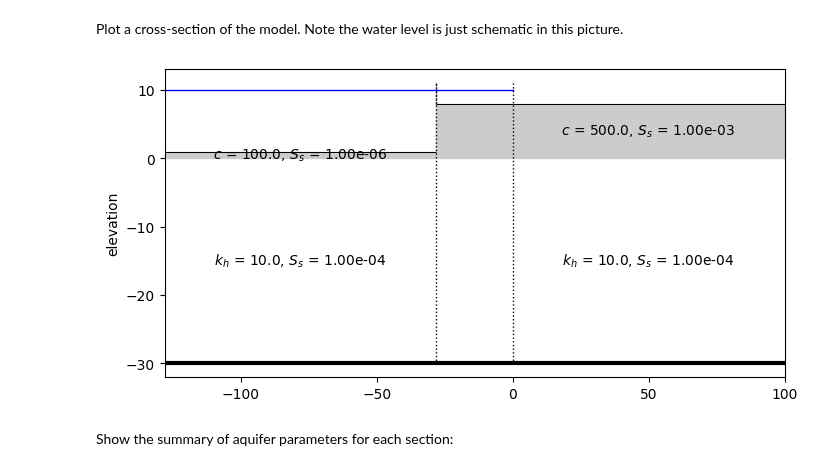
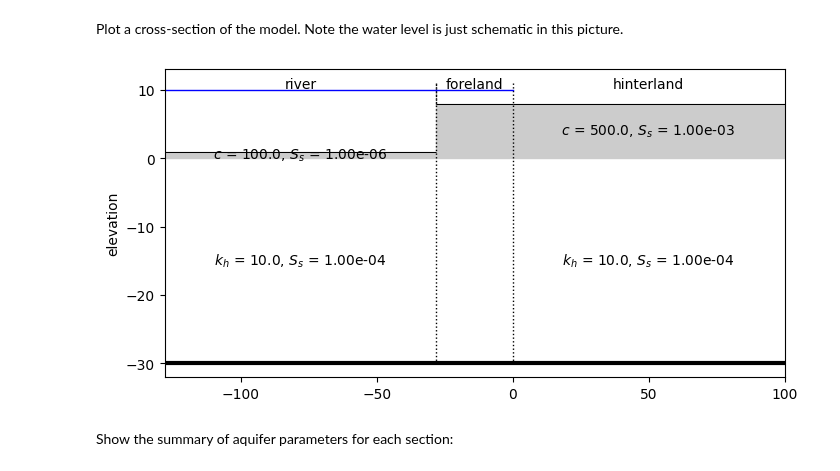
Before and after one commit to mbakker7/ttim, a Jupyter notebook: docs/03examples/watex_example.ipynb, the cells around one changed output. Saved outputs shown, nothing was run; the diff lists cells and outputs as text; code cells hidden in the pictures.

```diff
--- a/docs/03examples/watex_example.ipynb
+++ b/docs/03examples/watex_example.ipynb
@@ -118,7 +118,9 @@ plt.step(
     where="post",
     label="shift -1",
 )
-mid = (data.loc[:, "rivier"] + data.loc[:, "rivier"].shift(-1).values).divide(2)
+mid = (data_norm.loc[:, "rivier"] + data_norm.loc[:, "rivier"].shift(-1).values).divide(
+    2
+)
 plt.step(
     mid.loc[:1].index, mid.loc[:1], where="post", label="midpoint", color="k", lw=1.0
 )
@@ -188,14 +190,14 @@ river, foreland, hinterland
 # %% [markdown]
 Plot a cross-section of the model. Note the water level is just schematic in this picture.
 # %%
-ax = river.plot(labels=False, params=True)
-foreland.plot(ax=ax)
-hinterland.plot(ax=ax, params=True)
+ax = river.plot(labels=False, params=True, names=True)
+foreland.plot(ax=ax, names=True)
+hinterland.plot(ax=ax, params=True, names=True)
 ml.elementlist[0].plot(ax=ax, hstar=10)  # hstar element river
 ml.elementlist[1].plot(ax=ax, hstar=10)  # hstar element foreland
 ax.set_xlim(x0 - 25, 100.0);
 # %% [output]
-[figure, old version]
+[figure, new version]
 # %% [markdown]
 Show the summary of aquifer parameters for each section:
 # %%
```
Also changed, not shown: parts of 8 cells of this notebook, 7 other files.
